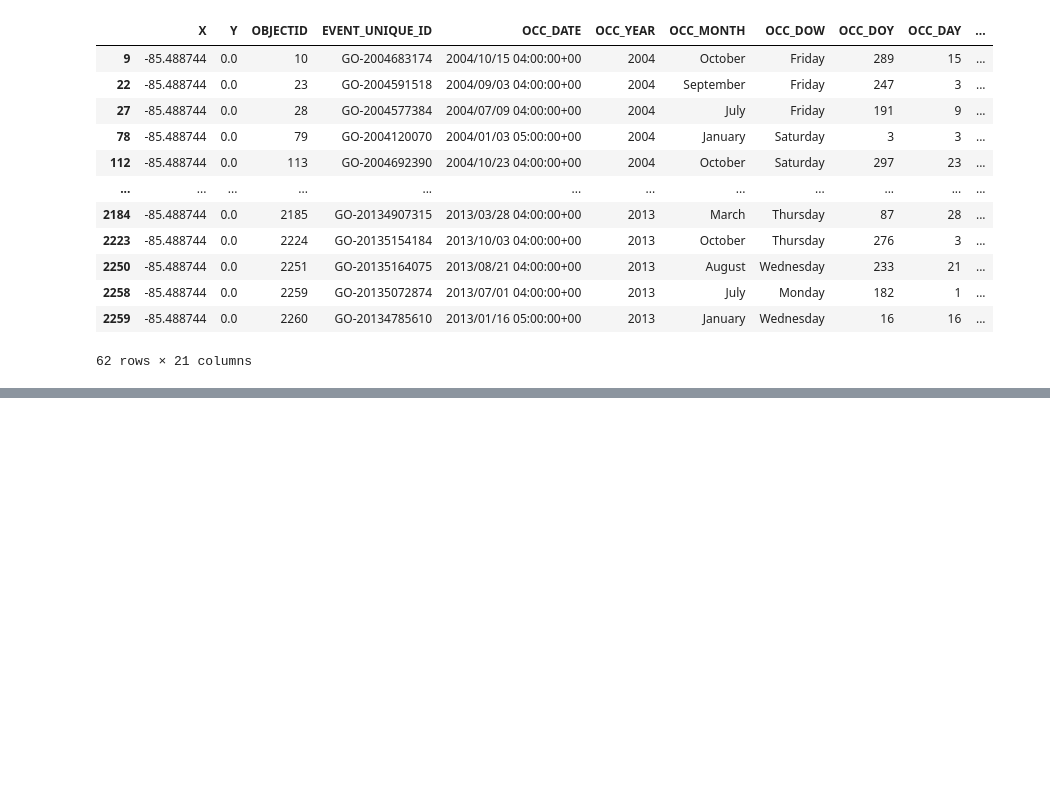
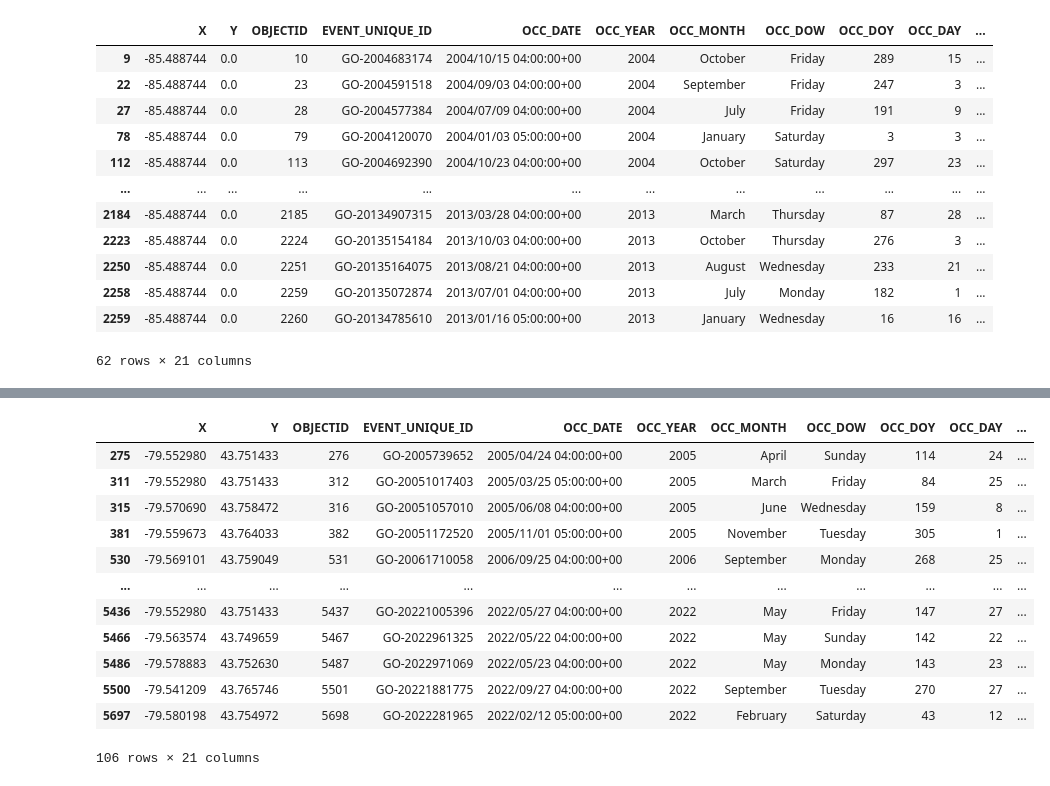
Before and after one commit to mredshaw/AI-Fundamentals-Project, a Jupyter notebook: police_data_clean.ipynb, the cells around one changed output, grey strips where cells are left out. Saved outputs shown, nothing was run; the diff lists cells and outputs as text; code cells hidden in the pictures; blank space fills up the shorter version.

```diff
--- a/police_data_clean.ipynb
+++ b/police_data_clean.ipynb
@@ -95,0 +123,16 @@ df[df['Y']== 0]
+# %%
+df2[(df2['NEIGHBOURHOOD_158'] == 'Humber Summit') & (df2['NEIGHBOURHOOD_140'] != 'Humber Summit')]
+# %% [output]
+|  | X | Y | OBJECTID | EVENT_UNIQUE_ID | OCC_DATE | OCC_YEAR | OCC_MONTH | OCC_DOW | OCC_DOY | OCC_DAY | ... |
+| 275 | -79.552980 | 43.751433 | 276 | GO-2005739652 | 2005/04/24 04:00:00+00 | 2005 | April | Sunday | 114 | 24 | ... |
+| 311 | -79.552980 | 43.751433 | 312 | GO-20051017403 | 2005/03/25 05:00:00+00 | 2005 | March | Friday | 84 | 25 | ... |
+| 315 | -79.570690 | 43.758472 | 316 | GO-20051057010 | 2005/06/08 04:00:00+00 | 2005 | June | Wednesday | 159 | 8 | ... |
+| 381 | -79.559673 | 43.764033 | 382 | GO-20051172520 | 2005/11/01 05:00:00+00 | 2005 | November | Tuesday | 305 | 1 | ... |
+| 530 | -79.569101 | 43.759049 | 531 | GO-20061710058 | 2006/09/25 04:00:00+00 | 2006 | September | Monday | 268 | 25 | ... |
+| ... | ... | ... | ... | ... | ... | ... | ... | ... | ... | ... | ... |
+| 5436 | -79.552980 | 43.751433 | 5437 | GO-20221005396 | 2022/05/27 04:00:00+00 | 2022 | May | Friday | 147 | 27 | ... |
+| 5466 | -79.563574 | 43.749659 | 5467 | GO-2022961325 | 2022/05/22 04:00:00+00 | 2022 | May | Sunday | 142 | 22 | ... |
+| 5486 | -79.578883 | 43.752630 | 5487 | GO-2022971069 | 2022/05/23 04:00:00+00 | 2022 | May | Monday | 143 | 23 | ... |
+| 5500 | -79.541209 | 43.765746 | 5501 | GO-20221881775 | 2022/09/27 04:00:00+00 | 2022 | September | Tuesday | 270 | 27 | ... |
+| 5697 | -79.580198 | 43.754972 | 5698 | GO-2022281965 | 2022/02/12 05:00:00+00 | 2022 | February | Saturday | 43 | 12 | ... |
+106 rows × 21 columns
```
Also changed, not shown: parts of 3 cells of this notebook.
